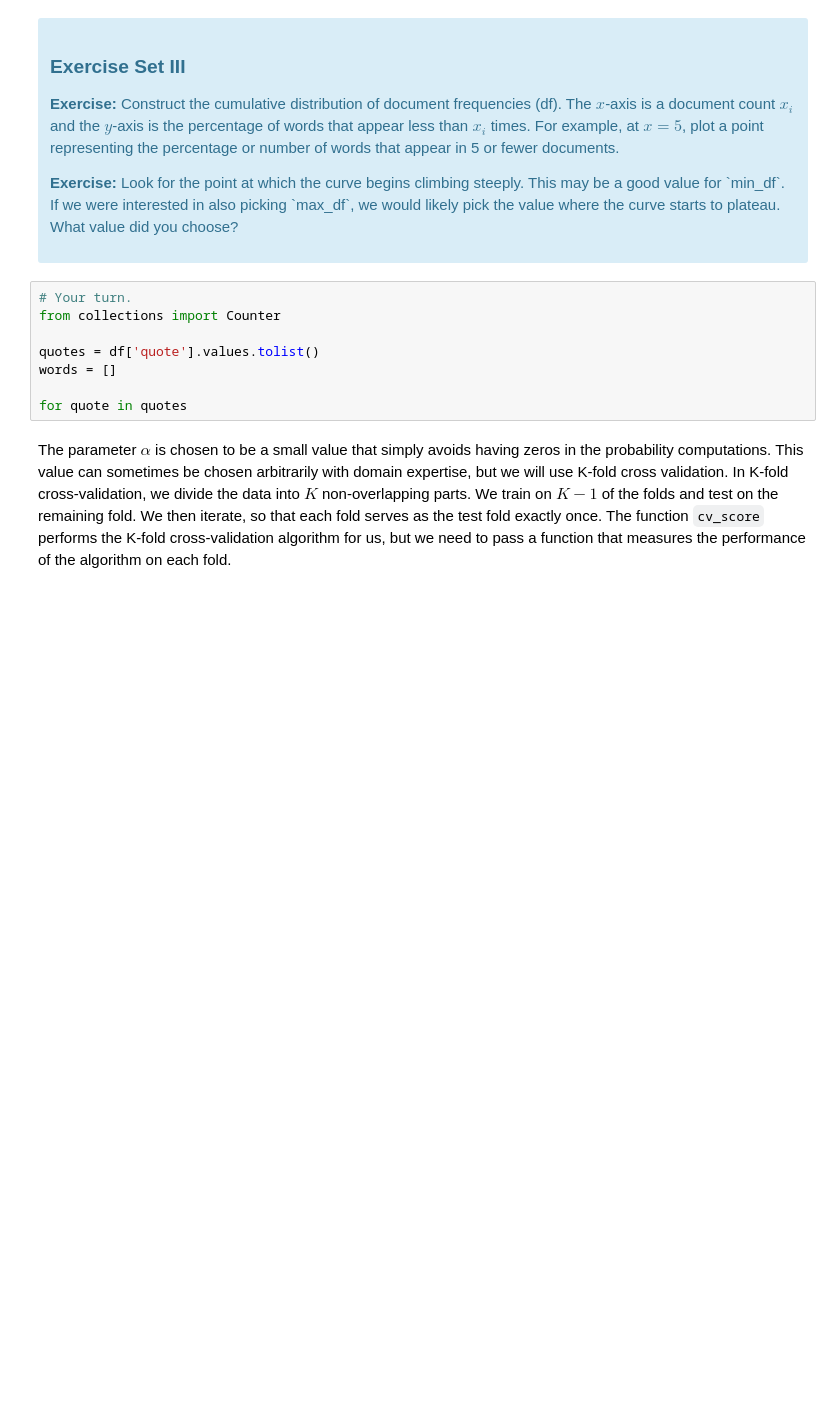
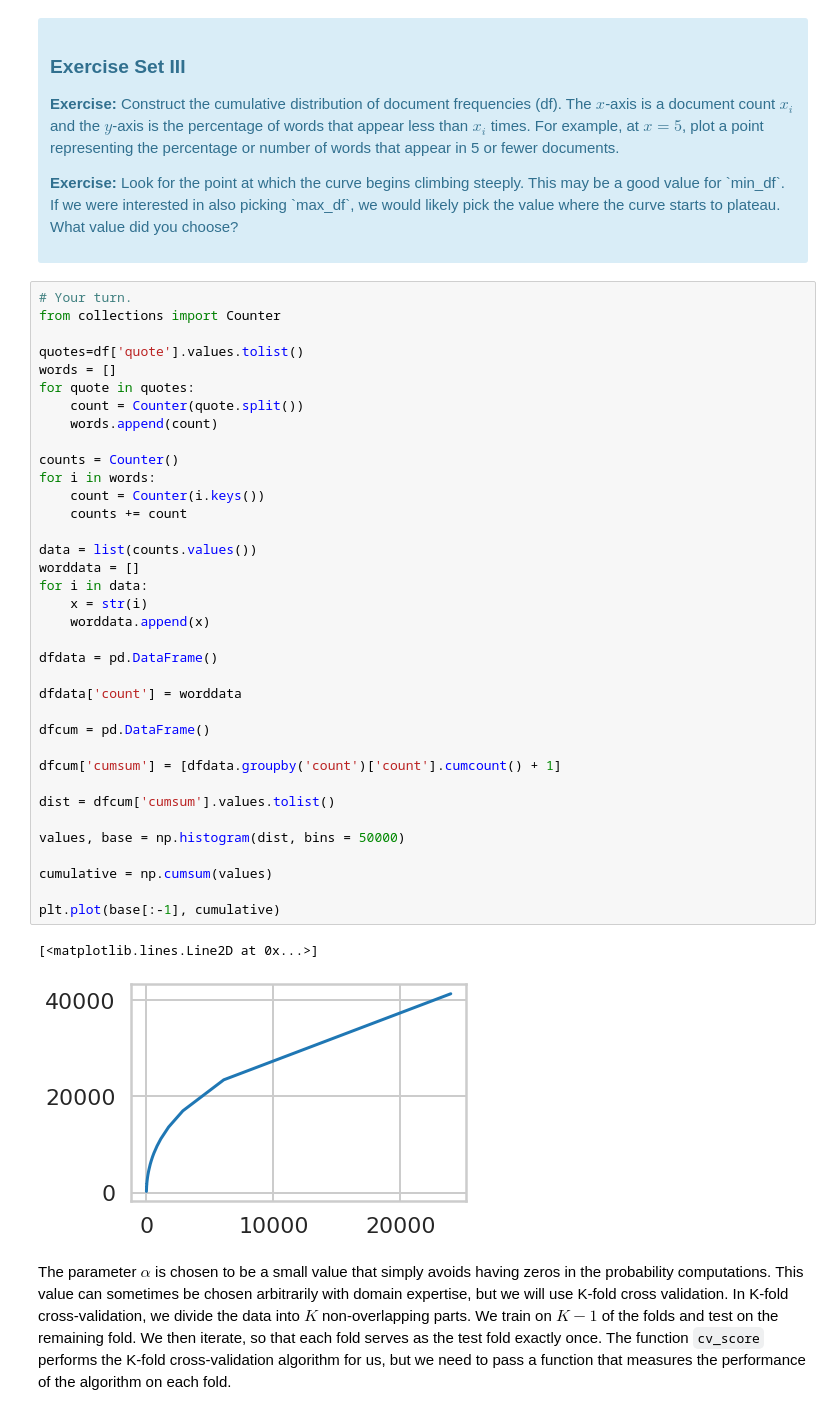
Before and after one commit to priyam81/miniProjects, a Jupyter notebook: Mini_Project_Naive_Bayes.ipynb, the cells around one changed output. Saved outputs shown, nothing was run; the diff lists cells and outputs as text; blank space fills up the shorter version.

```diff
--- a/Mini_Project_Naive_Bayes.ipynb
+++ b/Mini_Project_Naive_Bayes.ipynb
@@ -298,14 +298,45 @@ First, let's find an appropriate value for `min_df` for the `CountVectorizer`. `
 
 <p><b>Exercise:</b> Look for the point at which the curve begins climbing steeply. This may be a good value for `min_df`. If we were interested in also picking `max_df`, we would likely pick the value where the curve starts to plateau. What value did you choose?</p>
 </div>
-# %%
-# Your turn.
-from collections import Counter
-
-quotes = df['quote'].values.tolist()
-words = []
-
-for quote in quotes
+# %%
+# Your turn.
+from collections import Counter
+
+quotes=df['quote'].values.tolist()
+words = []
+for quote in quotes:
+    count = Counter(quote.split())
+    words.append(count)
+
+counts = Counter()
+for i in words:
+    count = Counter(i.keys())
+    counts += count
+
+data = list(counts.values())
+worddata = []
+for i in data:
+    x = str(i)
+    worddata.append(x)
+
+dfdata = pd.DataFrame()
+
+dfdata['count'] = worddata
+
+dfcum = pd.DataFrame()
+
+dfcum['cumsum'] = [dfdata.groupby('count')['count'].cumcount() + 1]
+
+dist = dfcum['cumsum'].values.tolist()
+
+values, base = np.histogram(dist, bins = 50000)
+
+cumulative = np.cumsum(values)
+
+plt.plot(base[:-1], cumulative)
+# %% [output]
+[<matplotlib.lines.Line2D at 0x...>]
+[figure, added]
 # %% [markdown]
 The parameter $\alpha$ is chosen to be a small value that simply avoids having zeros in the probability computations. This value can sometimes be chosen arbitrarily with domain expertise, but we will use K-fold cross validation. In K-fold cross-validation, we divide the data into $K$ non-overlapping parts. We train on $K-1$ of the folds and test on the remaining fold. We then iterate, so that each fold serves as the test fold exactly once. The function `cv_score` performs the K-fold cross-validation algorithm for us, but we need to pass a function that measures the performance of the algorithm on each fold.
 # %%
```
Also changed, not shown: parts of 6 cells of this notebook.
